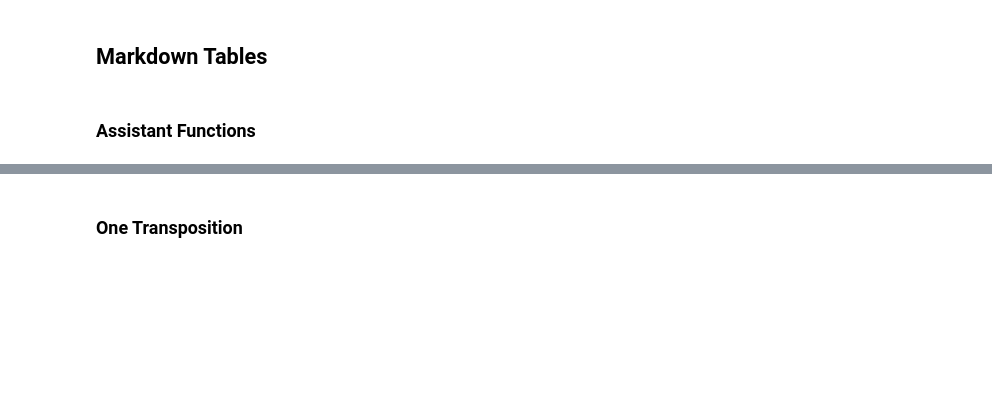
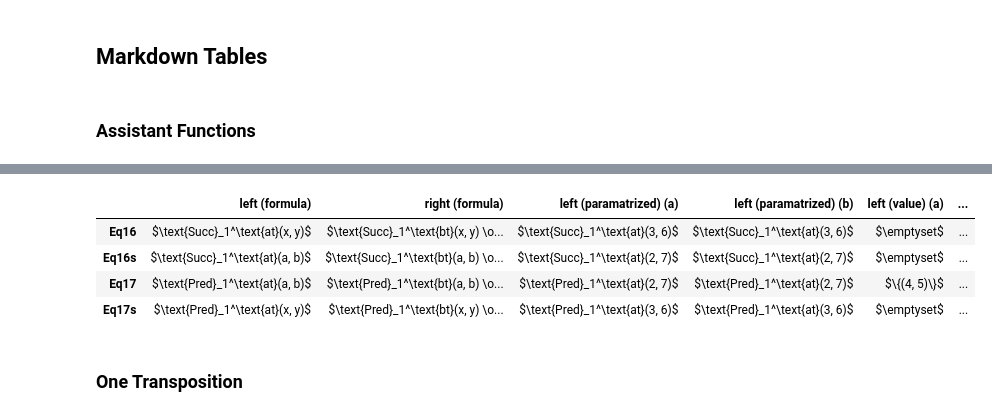
Before and after one commit to zimfv/depth-poset, a Jupyter notebook: notebooks/Check-Case-Abalysis.ipynb, the cells around one changed output, grey strips where cells are left out. Saved outputs shown, nothing was run; the diff lists cells and outputs as text; code cells hidden in the pictures; blank space fills up the shorter version.

```diff
--- a/notebooks/Check-Case-Abalysis.ipynb
+++ b/notebooks/Check-Case-Abalysis.ipynb
@@ -354,0 +439,8 @@ def get_comparition_table(df0: pd.DataFrame, df1: pd.DataFrame, index_cols: list
+# %%
+get_comparition_table(df_eqs0, df_eqs1, index_cols=eq_table_index_columns, value_cols=eq_table_value_columns).set_index(df_eqs0.index)
+# %% [output]
+|  | left (formula) | right (formula) | left (paramatrized) (a) | left (paramatrized) (b) | left (value) (a) | ... |
+| Eq16 | $\text{Succ}_1^\text{at}(x, y)$ | $\text{Succ}_1^\text{bt}(x, y) \o... | $\text{Succ}_1^\text{at}(3, 6)$ | $\text{Succ}_1^\text{at}(3, 6)$ | $\emptyset$ | ... |
+| Eq16s | $\text{Succ}_1^\text{at}(a, b)$ | $\text{Succ}_1^\text{bt}(a, b) \o... | $\text{Succ}_1^\text{at}(2, 7)$ | $\text{Succ}_1^\text{at}(2, 7)$ | $\emptyset$ | ... |
+| Eq17 | $\text{Pred}_1^\text{at}(a, b)$ | $\text{Pred}_1^\text{bt}(a, b) \o... | $\text{Pred}_1^\text{at}(2, 7)$ | $\text{Pred}_1^\text{at}(2, 7)$ | $\{(4, 5)\}$ | ... |
+| Eq17s | $\text{Pred}_1^\text{at}(x, y)$ | $\text{Pred}_1^\text{bt}(x, y) \o... | $\text{Pred}_1^\text{at}(3, 6)$ | $\text{Pred}_1^\text{at}(3, 6)$ | $\emptyset$ | ... |
```
Also changed, not shown: parts of 11 cells of this notebook, 28 other files.
